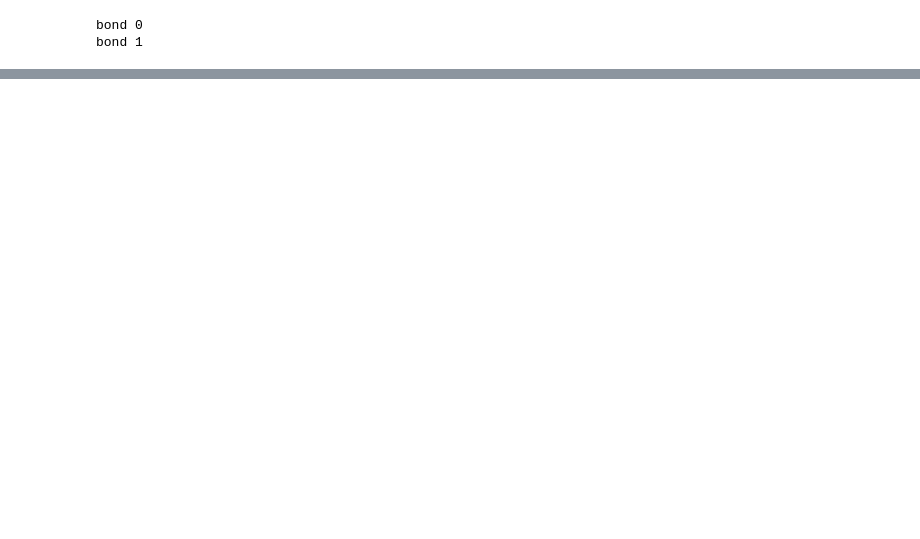
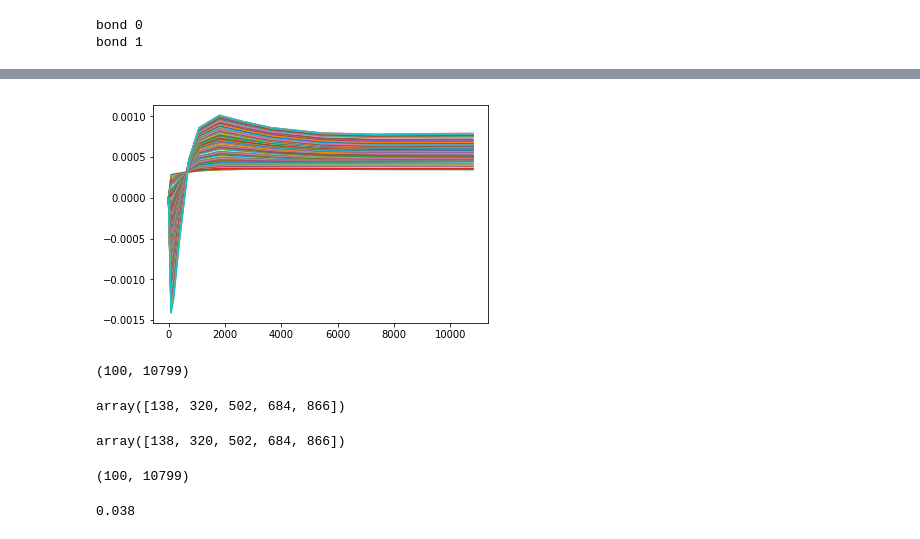
Before and after one commit to umanetz/risk_management, a Jupyter notebook: Bonds2.ipynb, the cells around one changed output, grey strips where cells are left out. Cells and saved outputs as stored; diff of their text form; code cells hidden in the pictures; blank space fills up the shorter version.

```diff
--- a/Bonds2.ipynb
+++ b/Bonds2.ipynb
@@ -303,0 +250,5 @@ for i in range(10):
+# %%
+for i in range(inverse_r_interpolate.shape[0]):
+    plt.plot(inverse_r_interpolate[i])
+# %% [output]
+[figure, added]
@@ -303,0 +276,22 @@ for i in range(10):
+# %%
+inverse_r_interpolate.shape
+# %% [output]
+(100, 10799)
+# %%
+caa = bond_result['coupons_date'][bond_result['coupons_date'] > tradeDate1].reshape(-1,1)
+DaysToMaturity = np.apply_along_axis(lambda x: int((x - tradeDate1)/np.timedelta64(1,'D')), 1, caa)
+DaysToMaturity
+# %% [output]
+array([138, 320, 502, 684, 866])
+# %%
+TimeToMaturity
+# %% [output]
+array([138, 320, 502, 684, 866])
+# %%
+inverse_r_interpolate.shape
+# %% [output]
+(100, 10799)
+# %%
+couponRate[1]
+# %% [output]
+0.038
```
Also changed, not shown: parts of 24 cells of this notebook.
